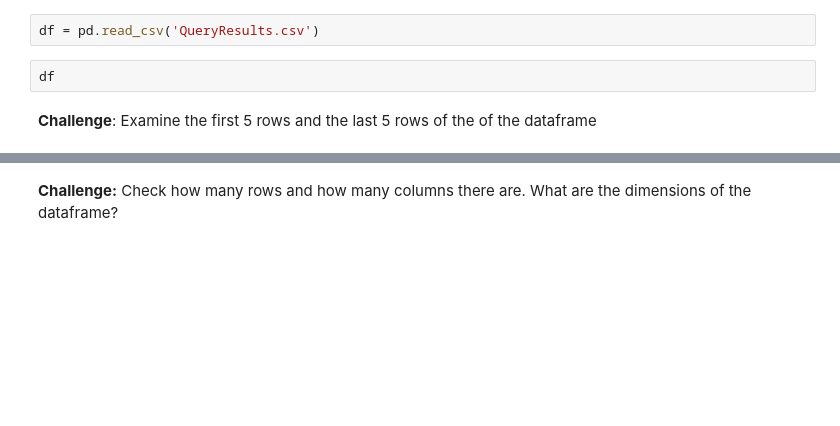
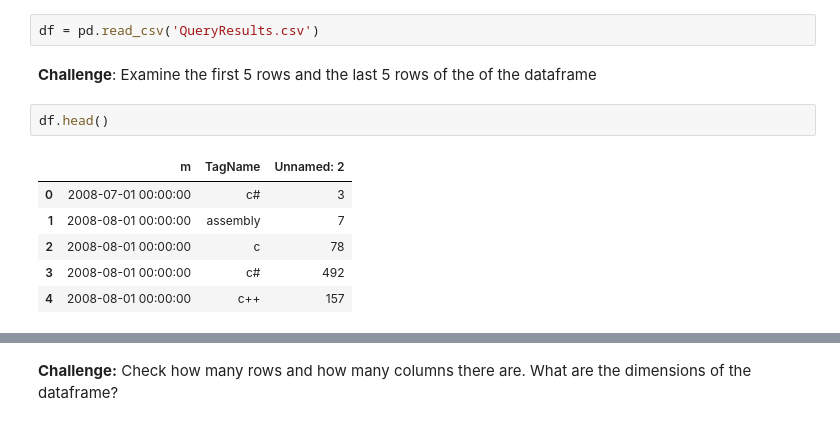
Before and after one commit to SiracencoSerghei/Bootcamp_Python, a Jupyter notebook: day_73/Programming_Languages.ipynb, the cells around one changed output, grey strips where cells are left out. Saved outputs shown, nothing was run; the diff lists cells and outputs as text; blank space fills up the shorter version.

```diff
--- a/day_73/Programming_Languages.ipynb
+++ b/day_73/Programming_Languages.ipynb
@@ -43,7 +55,14 @@ import pandas as pd
 **Challenge**: Read the .csv file and store it in a Pandas dataframe
 # %%
 df = pd.read_csv('QueryResults.csv')
-# %%
-df
 # %% [markdown]
 **Challenge**: Examine the first 5 rows and the last 5 rows of the of the dataframe
+# %%
+df.head()
+# %% [output]
+|  | m | TagName | Unnamed: 2 |
+| 0 | 2008-07-01 00:00:00 | c# | 3 |
+| 1 | 2008-08-01 00:00:00 | assembly | 7 |
+| 2 | 2008-08-01 00:00:00 | c | 78 |
+| 3 | 2008-08-01 00:00:00 | c# | 492 |
+| 4 | 2008-08-01 00:00:00 | c++ | 157 |
```
Also changed, not shown: parts of 19 cells of this notebook.
